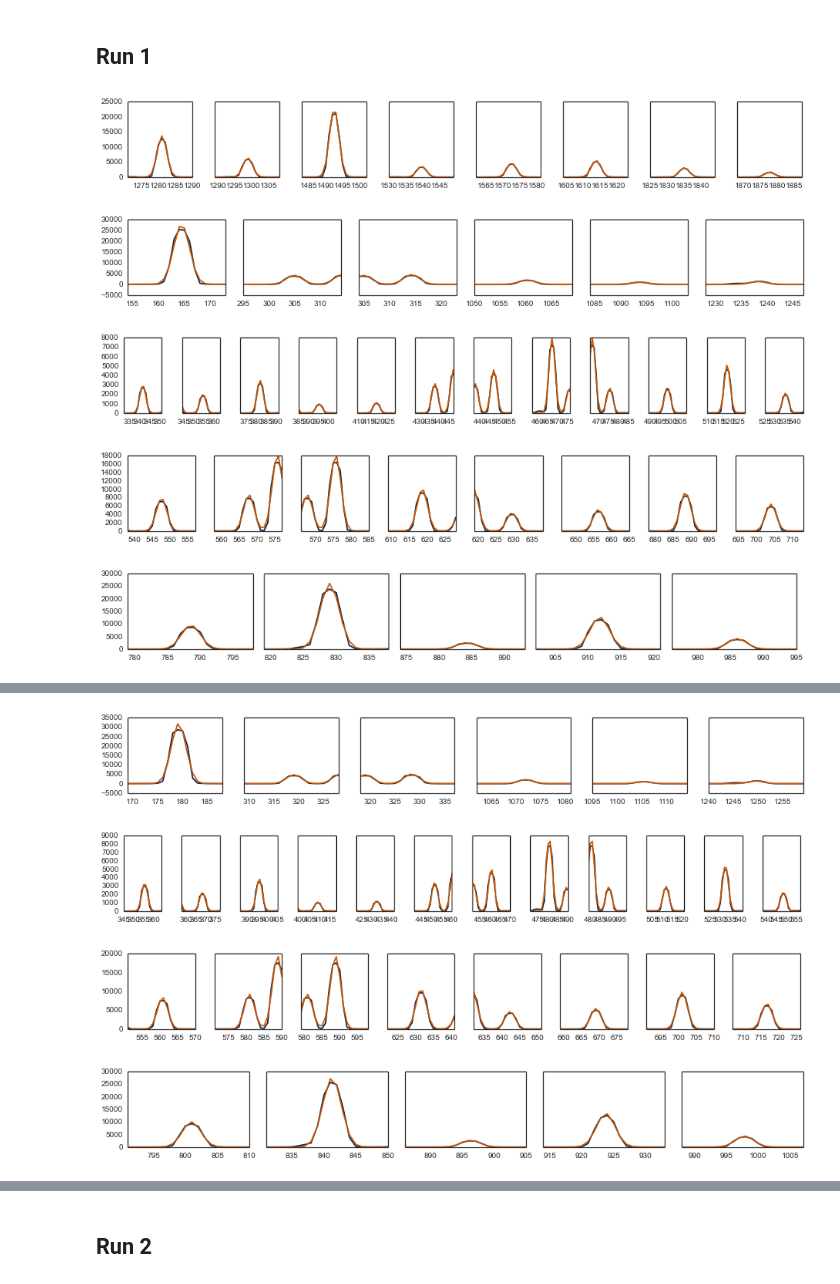
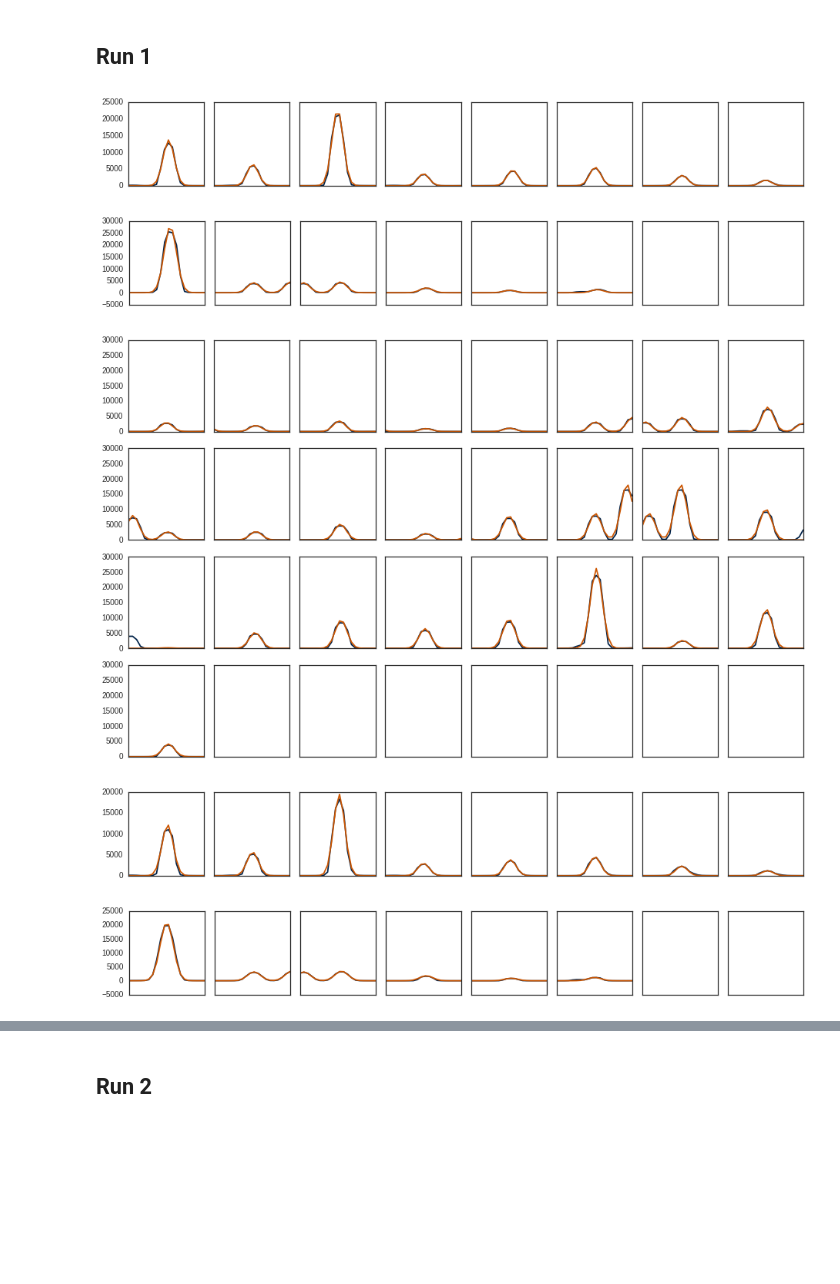
Before and after one commit to hpparvi/Parviainen-2017-WASP-80b, a Jupyter notebook: 00_Wavelength_calibration.ipynb, the cells around one changed output, grey strips where cells are left out. Drawn from its saved outputs; the diff is of its cells as text; code cells hidden in the pictures; blank space fills up the shorter version.

```diff
--- a/00_Wavelength_calibration.ipynb
+++ b/00_Wavelength_calibration.ipynb
@@ -19,8 +19,8 @@ from src.core import *
 ## Read in the arc frames
 # %%
 Arcs  = namedtuple('arcs', ['ccd1','ccd2'])
-arcs1 = Arcs(*[dstack([pf.getdata(arc,i) for arc in l_arc[0]]) for i in range(2)])
-arcs2 = Arcs(*[dstack([pf.getdata(arc,i) for arc in l_arc[1]]) for i in range(2)])
+arcs1 = Arcs(*[dstack([pf.getdata(arc,i) for arc in l_arc[0]]) for i in range(1,3)])
+arcs2 = Arcs(*[dstack([pf.getdata(arc,i) for arc in l_arc[1]]) for i in range(1,3)])
 arcs  = [arcs1,arcs2]
 # %% [markdown]
 ## Create a linelist dataframe
@@ -144,17 +102,42 @@ class CCDFitter(object):
+# %%
+%run src/core.py
+
+def subtract_median(a):
+    return a-median(a)
+
+class CCDFitter(object):
+    def __init__(self, arc, sl, night):
+        self.spectrum_hgar = subtract_median(arc[:,sl,0].mean(1))
+        self.spectrum_ne   = subtract_median(arc[:,sl,1].mean(1))
+        self.spectrum_xe   = subtract_median(arc[:,sl,2].mean(1))
+
+        net = 500 if night == 1 else 1400
+
+        cs_xe   = CalibrationSpectrum('XeI',  self.spectrum_xe,   lines_xe,
+                                      line_threshold=500.)
+        cs_hgar = CalibrationSpectrum('HgAr', self.spectrum_hgar, lines_hgar,
+                                      line_threshold=800., mask_ranges=[s_[1500:]])
+        cs_ne   = CalibrationSpectrum('NeI', self.spectrum_ne,   lines_ne[:25],
+                                      line_threshold=net, mask_ranges=[s_[990:]])
+
+        self.wlf = WLFitter([cs_xe, cs_hgar, cs_ne])
+
+    def fit(self, offset=0):
+        self.wlf.fit(offset=offset)
 # %% [markdown]
 ## Run 1
 # %%
-n1ccd1f = CCDFitter(arcs1.ccd1, sl1, ccd=1)
-n1ccd2f = CCDFitter(arcs1.ccd2, sl2, ccd=2)
+n1ccd1f = CCDFitter(arcs1.ccd1, sl1, night=1)
+n1ccd2f = CCDFitter(arcs1.ccd2, sl2, night=1)
 
 n1ccd1f.fit()
-n1ccd2f.fit(offset=11)
+n1ccd2f.fit()
 
 [s.plot() for s in n1ccd1f.wlf.spectra];
 [s.plot() for s in n1ccd2f.wlf.spectra];
 # %% [output]
-[figure, old version]
+[figure, new version]
-[figure, old version]
+[figure, new version]
-[figure, old version]
+[figure, new version]
-[figure, old version]
+[figure, new version]
-[figure, old version]
+[figure, new version]
@@ -162,7 +145,3 @@ n1ccd2f.fit(offset=11)
-[figure, removed]
-[figure, removed]
-[figure, removed]
-[figure, removed]
 # %%
 fig,ax = subplots(2,1,figsize=(14,8), sharex=True)
 for iax, ccd in enumerate([n1ccd1f,n1ccd2f]):
```
Also changed, not shown: parts of 10 cells of this notebook, 5 other files.
